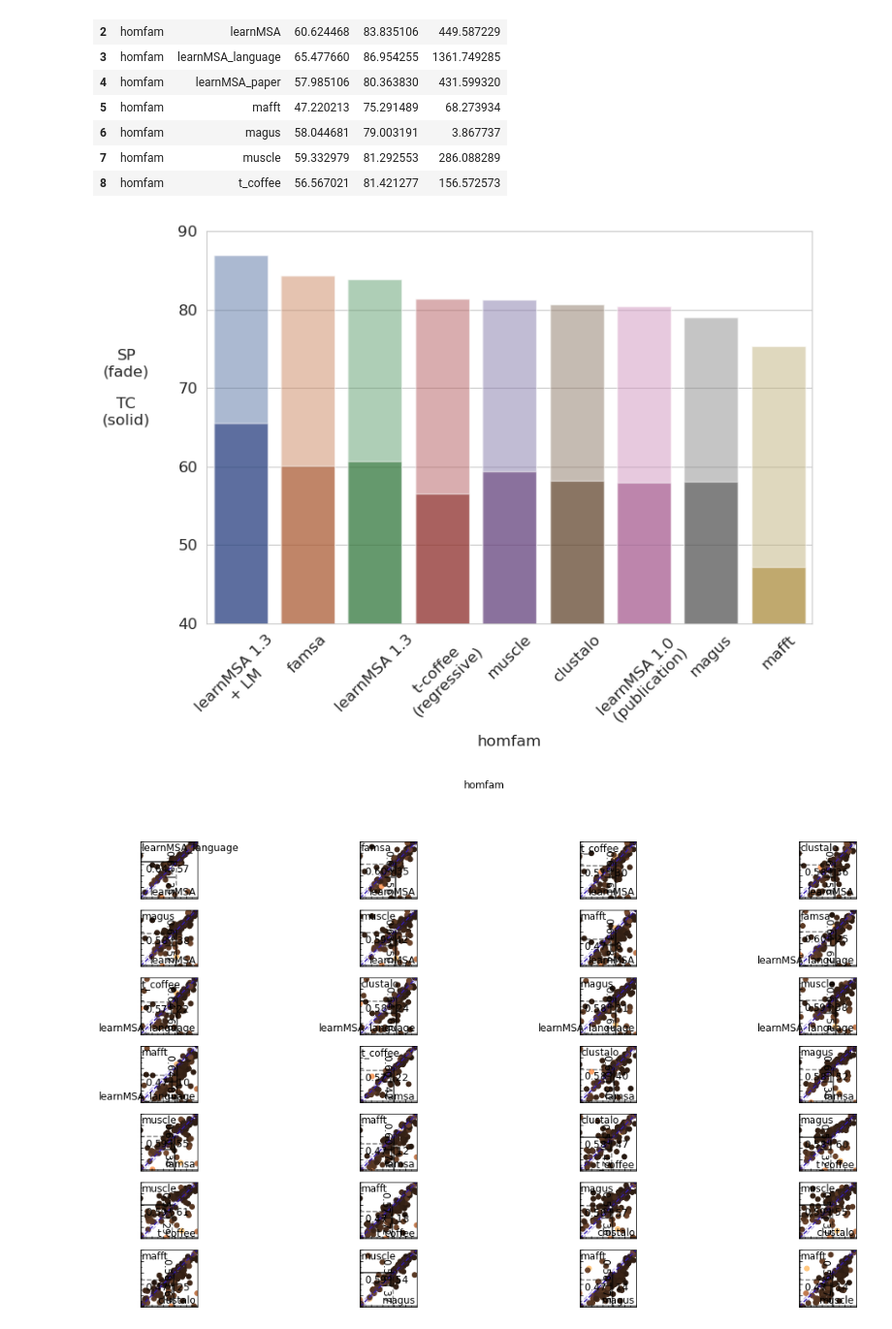
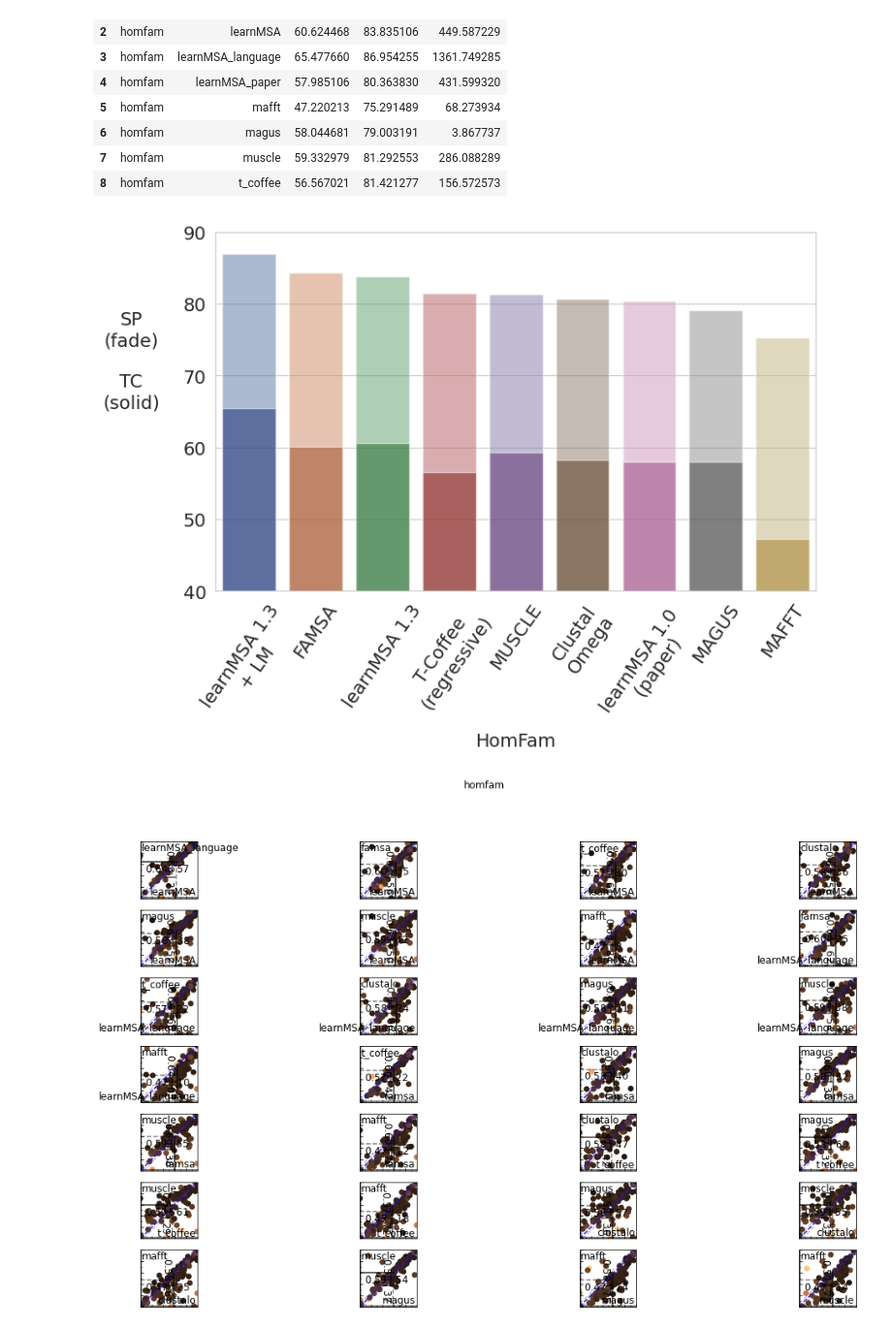
Before and after one commit to felbecker/snakeMSA, a Jupyter notebook: Plots.ipynb, the cells around one changed output. Shown at 97% size. Saved outputs shown, nothing was run; the diff lists cells and outputs as text; code cells hidden in the pictures.

Commit message:
plot adjustments

```diff
--- a/Plots.ipynb
+++ b/Plots.ipynb
@@ -59,39 +59,44 @@ means
 # for each dataset
 datasets = means.dataset.unique()
 sns.set_style("whitegrid")
-font = {"size"   : 12}
+font = {"size"   : 14}
 rc('font', **font)
 fig = plt.figure(figsize=(8,6))
 #get the permutation that sorts the tools by their mean SP score
 sorted_ds_tools = means.groupby(["dataset", "tool"])["SP"].mean().sort_values(ascending=False).index
 means_sorted = means.set_index(["dataset", "tool"]).loc[sorted_ds_tools].reset_index()
 for i,d in enumerate(datasets):
     data = means_sorted[means_sorted.dataset == d]
     data.tool = data.tool.astype('category')
     data.tool = data.tool.cat.rename_categories({"learnMSA_language" : "learnMSA 1.3\n+ LM",
-                                                 "learnMSA_paper" : "learnMSA 1.0 \n (publication)",
+                                                 "learnMSA_paper" : "learnMSA 1.0 \n (paper)",
                                                  "learnMSA" : "learnMSA 1.3",
-                                                 "t_coffee" : "t-coffee\n(regressive)"})
+                                                 "famsa" : "FAMSA",
+                                                 "muscle" : "MUSCLE",
+                                                 "clustalo" : "Clustal\nOmega",
+                                                 "magus" : "MAGUS",
+                                                 "mafft" : "MAFFT",
+                                                 "t_coffee" : "T-Coffee\n(regressive)"})
     data.tool = data.tool.astype('object')
     ax = fig.add_subplot(datasets.size, 1, i+1)
     #render sp scores
     sp = sns.barplot(
         data=data, x="tool", y="SP",
         palette="deep", alpha=.5, ax=ax)
     #render tc scores as stacked bars on top
     tc = sns.barplot(data=data, x="tool", y="TC",
         palette="dark", alpha=.5, ax=ax)
     ax.set_ylim(40, 90)
-    ax.set_xlabel(d)
+    ax.set_xlabel({"homfam" : "HomFam"}[d])
     for item in ax.get_xticklabels():
-        item.set_rotation(45)
+        item.set_rotation(55)
     ax.set_ylabel("SP\n(fade)\n\nTC\n(solid)", rotation=0, labelpad=40)
 #save as pdf
 plt.tight_layout()
 plt.savefig("plots/SP_TC.pdf")
 plt.savefig("plots/SP_TC.png")
 # %% [output]
-[figure, old version]
+[figure, new version]
 # %%
 
 
```
Also changed, not shown: 2 other files.
